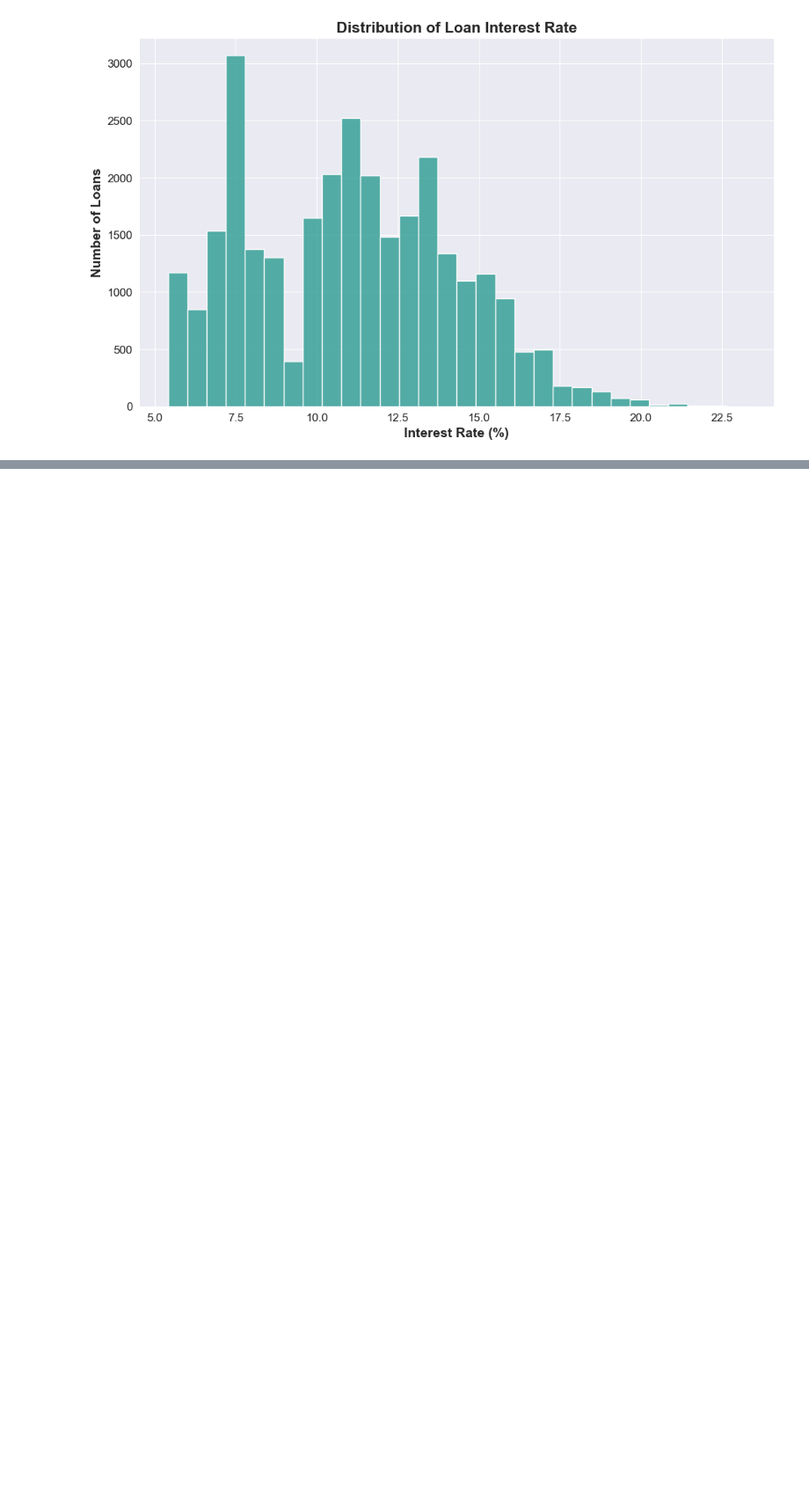
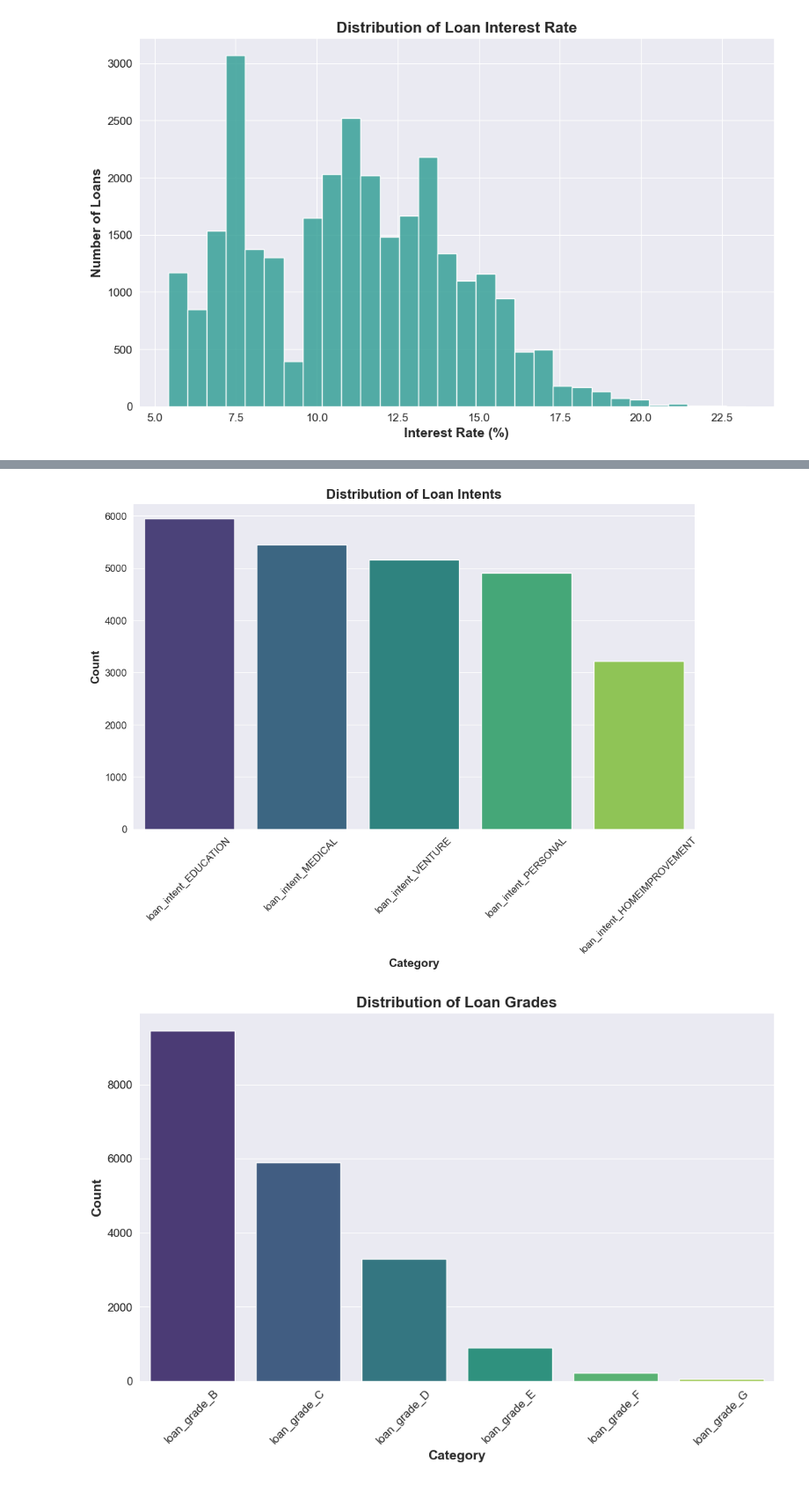
Before and after one commit to mulletolog/DataSense, a Jupyter notebook: Credit_Risk_Assessment/CRA.ipynb, the cells around one changed output, grey strips where cells are left out. Shown at 88% size. Cells and saved outputs as stored; diff of their text form; code cells hidden in the pictures; blank space fills up the shorter version.

```diff
--- a/Credit_Risk_Assessment/CRA.ipynb
+++ b/Credit_Risk_Assessment/CRA.ipynb
@@ -295,0 +289,27 @@ plt.show()
+# %%
+loan_intent_columns = ['loan_intent_EDUCATION', 'loan_intent_HOMEIMPROVEMENT', 'loan_intent_MEDICAL',
+                       'loan_intent_PERSONAL', 'loan_intent_VENTURE']
+
+loan_grade_columns = ['loan_grade_B', 'loan_grade_C', 'loan_grade_D', 'loan_grade_E', 'loan_grade_F', 'loan_grade_G']
+
+home_ownership_columns = ['person_home_ownership_OTHER', 'person_home_ownership_OWN', 'person_home_ownership_RENT']
+
+def plot_distributions(columns, title):
+    plt.figure(figsize=(12, 7))
+    data = df[columns].sum().sort_values(ascending=False)
+
+    sns.barplot(x=data.index, y=data.values, palette='viridis')
+
+    plt.title(title, fontweight='bold', fontsize=16)
+    plt.xlabel('Category', fontweight='bold', fontsize=14)
+    plt.ylabel('Count', fontweight='bold', fontsize=14)
+    plt.xticks(rotation=45, fontsize=12)
+    plt.yticks(fontsize=12)
+    plt.show()
+
+plot_distributions(loan_intent_columns, "Distribution of Loan Intents")
+plot_distributions(loan_grade_columns, "Distribution of Loan Grades")
+plot_distributions(home_ownership_columns, "Distribution of Home Ownership Types")
+# %% [output]
+[figure, added]
+[figure, added]
```
Also changed, not shown: parts of 17 cells of this notebook.
